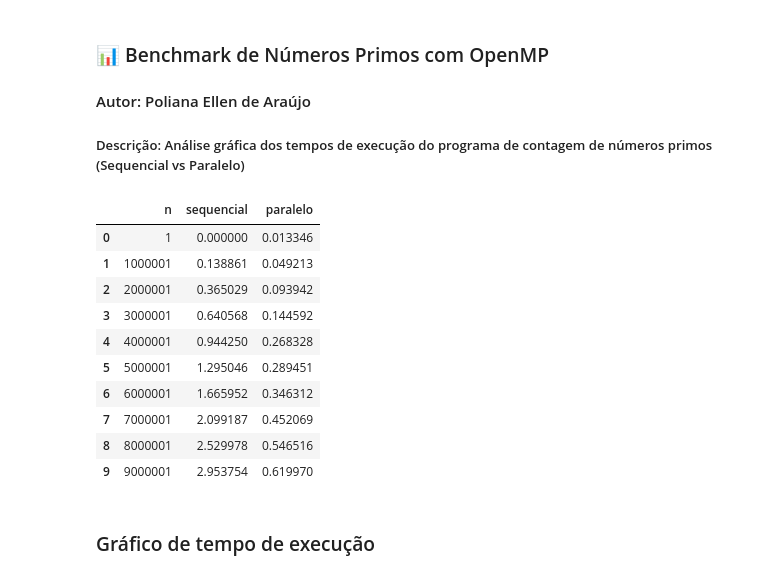
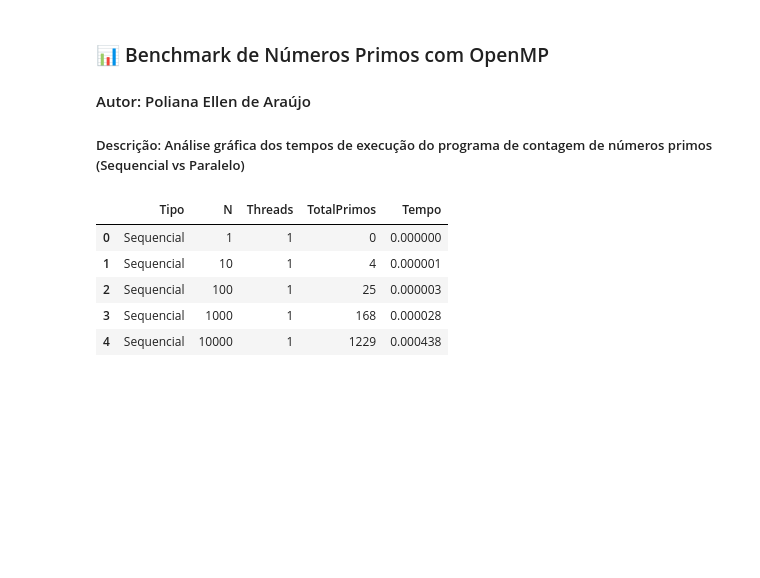
Before and after one commit to polianaraujo/parallelp, a Jupyter notebook: tarefa5/graphic.ipynb, the cells around one changed output. Drawn from its saved outputs; the diff is of its cells as text; code cells hidden in the pictures; blank space fills up the shorter version.

```diff
--- a/tarefa5/graphic.ipynb
+++ b/tarefa5/graphic.ipynb
@@ -3,24 +3,21 @@
 #### Autor: Poliana Ellen de Araújo
 ##### Descrição: Análise gráfica dos tempos de execução do programa de contagem de números primos (Sequencial vs Paralelo)
 # %%
+# primos_parallel.ipynb
+
 import pandas as pd
 import matplotlib.pyplot as plt
+import seaborn as sns
 
-# 📥 Carregar dados do CSV em dataframe
-df = pd.read_csv('resultados.csv')
+# 📥 Carregar os resultados do CSV
+df = pd.read_csv("resultados.csv")
+
+# ✅ Verificar as primeiras linhas
 df.head()
-df
 # %% [output]
-|  | n | sequencial | paralelo |
-| 0 | 1 | 0.000000 | 0.013346 |
-| 1 | 1000001 | 0.138861 | 0.049213 |
-| 2 | 2000001 | 0.365029 | 0.093942 |
-| 3 | 3000001 | 0.640568 | 0.144592 |
-| 4 | 4000001 | 0.944250 | 0.268328 |
-| 5 | 5000001 | 1.295046 | 0.289451 |
-| 6 | 6000001 | 1.665952 | 0.346312 |
-| 7 | 7000001 | 2.099187 | 0.452069 |
-| 8 | 8000001 | 2.529978 | 0.546516 |
-| 9 | 9000001 | 2.953754 | 0.619970 |
+|  | Tipo | N | Threads | TotalPrimos | Tempo |
+| 0 | Sequencial | 1 | 1 | 0 | 0.000000 |
+| 1 | Sequencial | 10 | 1 | 4 | 0.000001 |
+| 2 | Sequencial | 100 | 1 | 25 | 0.000003 |
+| 3 | Sequencial | 1000 | 1 | 168 | 0.000028 |
+| 4 | Sequencial | 10000 | 1 | 1229 | 0.000438 |
-# %% [markdown]
-### Gráfico de tempo de execução
```
Also changed, not shown: parts of 2 cells of this notebook, 5 other files.
